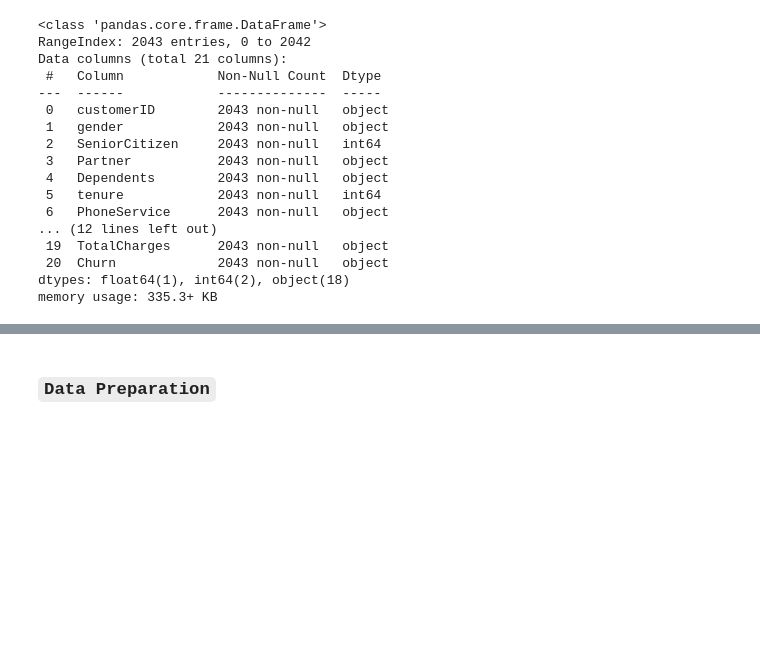
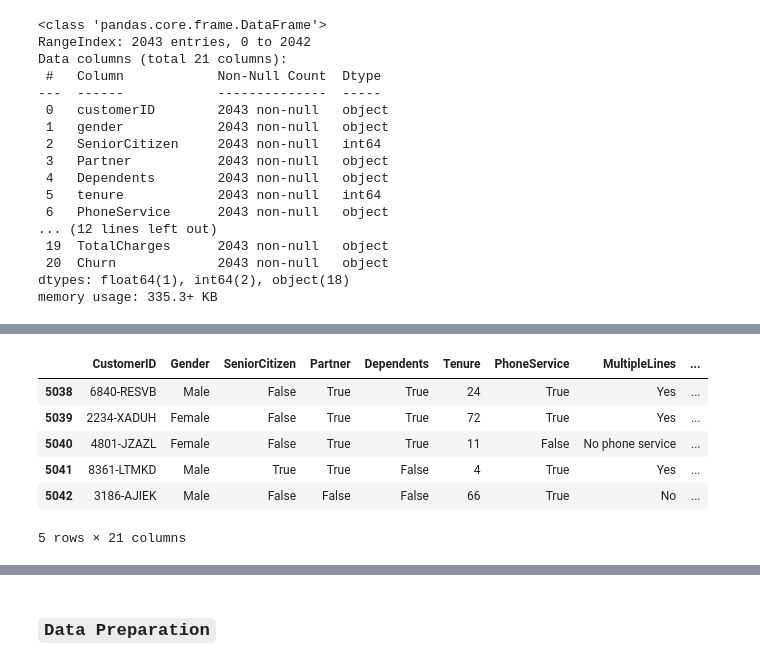
Before and after one commit to BamBamOguns/Customer-Churn-Prediction-Vodafone-Corporation-, a Jupyter notebook: notebooks/main.ipynb, the cells around one changed output, grey strips where cells are left out. Saved outputs shown, nothing was run; the diff lists cells and outputs as text; code cells hidden in the pictures; blank space fills up the shorter version.

```diff
--- a/notebooks/main.ipynb
+++ b/notebooks/main.ipynb
@@ -237,0 +323,10 @@ voda1['Churn'] = voda1['Churn'].astype(bool) # Changing from object dtype to boo
+# %%
+voda_merged.tail()
+# %% [output]
+|  | CustomerID | Gender | SeniorCitizen | Partner | Dependents | Tenure | PhoneService | MultipleLines | ... |
+| 5038 | 6840-RESVB | Male | False | True | True | 24 | True | Yes | ... |
+| 5039 | 2234-XADUH | Female | False | True | True | 72 | True | Yes | ... |
+| 5040 | 4801-JZAZL | Female | False | True | True | 11 | False | No phone service | ... |
+| 5041 | 8361-LTMKD | Male | True | True | False | 4 | True | Yes | ... |
+| 5042 | 3186-AJIEK | Male | False | False | False | 66 | True | No | ... |
+5 rows × 21 columns
```
Also changed, not shown: parts of 11 cells of this notebook.
